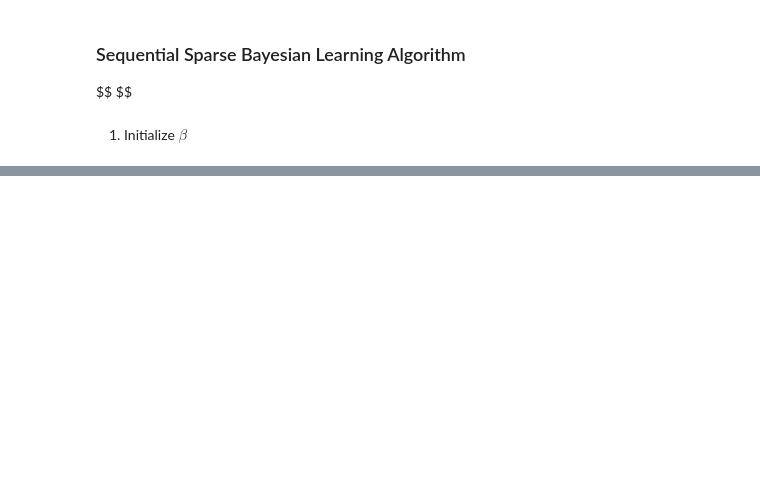
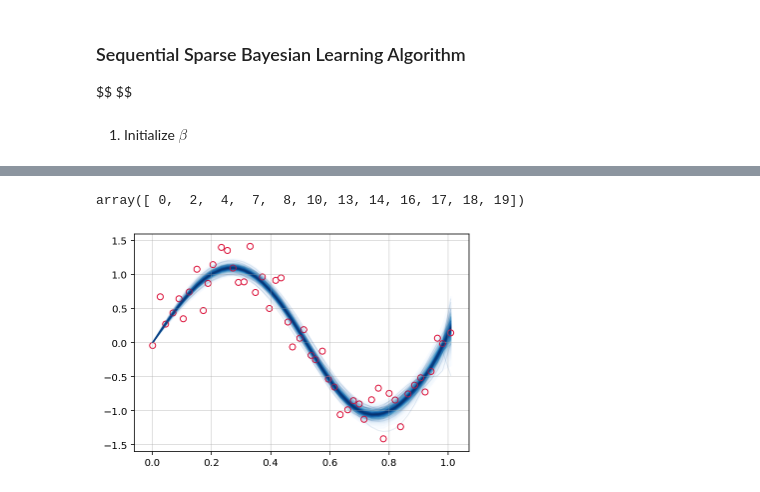
Before and after one commit to gerdm/prml, a Jupyter notebook: chapter7/RVMs.ipynb, the cells around one changed output, grey strips where cells are left out. Drawn from its saved outputs; the diff is of its cells as text; code cells hidden in the pictures; blank space fills up the shorter version.

```diff
--- a/chapter7/RVMs.ipynb
+++ b/chapter7/RVMs.ipynb
@@ -164,8 +164,6 @@ Phi = poly.fit_transform(X[:, np.newaxis])
 N, M = Phi.shape
 # %% [markdown]
 1. Initialize $\beta$
-# %%
-beta, alpha_i = np.abs(randn(2))
 # %% [markdown]
 2. Initialize one basis function $\boldsymbol{\varphi}_1$, with hyperparameter $\alpha_1$ set using
 $$
@@ -323,0 +207,47 @@ si, qi = si.item(), qi.item()
+# %%
+for _ in range(500):
+    # Evaluate Σ and m
+    Sigma = np.linalg.inv(A + beta * Phi.T @ Phi)
+    m = beta * Sigma @ Phi.T @ y[:, np.newaxis]
+    C_inv = compute_C_inv(beta, Phi, A, N)
+    # Evaluate qi and si for all basis functions
+    S = np.einsum("ij,ik,kj->j", Phi, C_inv, Phi)
+    Q = np.einsum("ij,ik,k->j", Phi, C_inv, y)
+
+    alpha = np.diag(A)
+    q = (alpha * Q) / (alpha - S)
+    s =(alpha * S) / (alpha - S)
+    new_alphas =  s ** 2 / (q ** 2 - s)
+
+    # Select a candidate basis function
+    i = np.random.randint(low=0, high=M)
+    if q[i] ** 2 > s[i]:
+        A[i,i] = new_alphas[i]
+    # Remove the basis function from the
+    elif q[i] ** 2 <= s[i] and not np.isclose(1 / A[i,i], 0):
+        A[i,i] = 10e9
+    # Update β
+    beta = ((N - np.trace(1 - Sigma * A)) /\
+            np.linalg.norm(y[:, np.newaxis] - Phi @ m) ** 2)
+
+Sigma = np.linalg.inv(A + beta * Phi.T @ Phi)
+m = beta * Sigma @ Phi.T @ y[:, np.newaxis]
+# %%
+drop_i = np.where(A >= 10e9)[0]
+drop_i
+# %% [output]
+array([ 0,  2,  4,  7,  8, 10, 13, 14, 16, 17, 18, 19])
+# %%
+new_A = np.diag(np.delete(np.diag(A), drop_i))
+new_Phi =np.delete(Phi, drop_i, axis=-1)
+new_Sigma = np.linalg.inv(new_A + beta * new_Phi.T @ new_Phi)
+new_m = beta * new_Sigma @ new_Phi.T @ y[:, np.newaxis]
+# %%
+mvn = multivariate_normal(mean=new_m.ravel(), cov=new_Sigma)
+
+fig, ax = plt.subplots(1, 1)
+plot_gp_dist(ax, (new_Phi @ mvn.rvs(500).T).T, X, palette="Blues")
+ax.scatter(X, y, facecolors="none", edgecolor="crimson")
+ax.grid(alpha=0.5)
+# %% [output]
+[figure, added]
```
Also changed, not shown: parts of 28 cells of this notebook.
